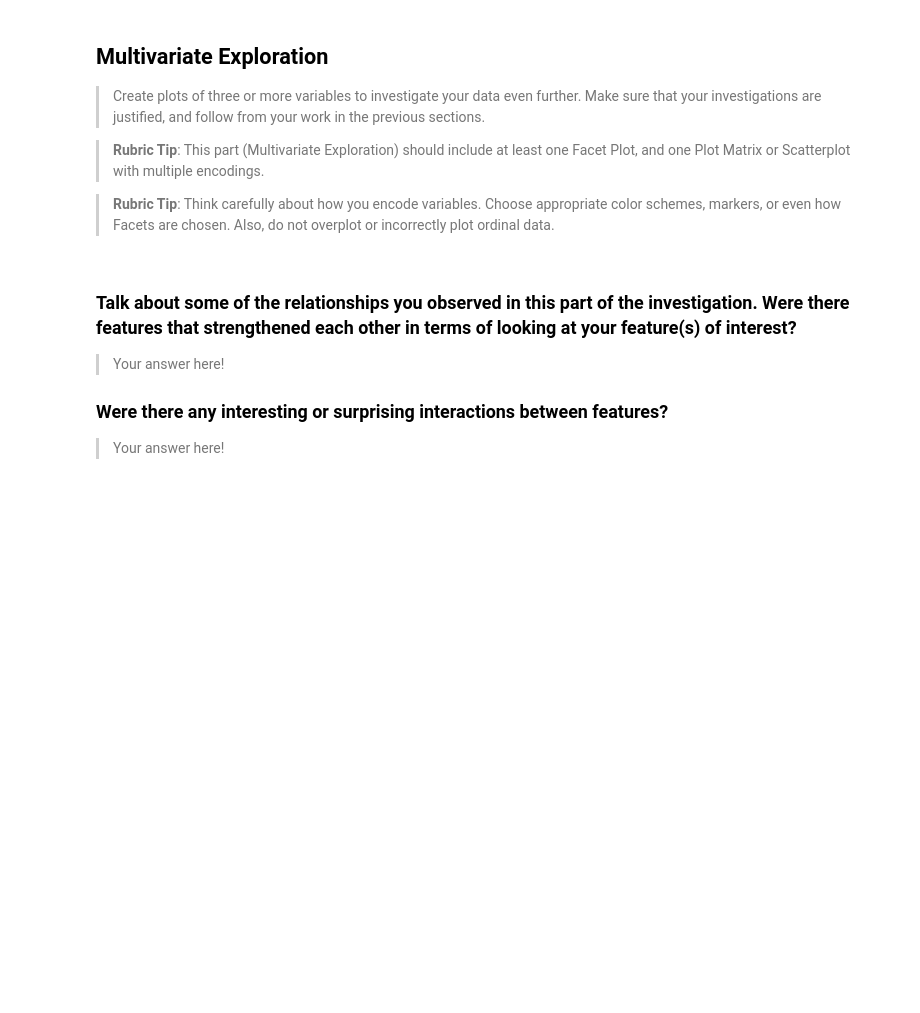
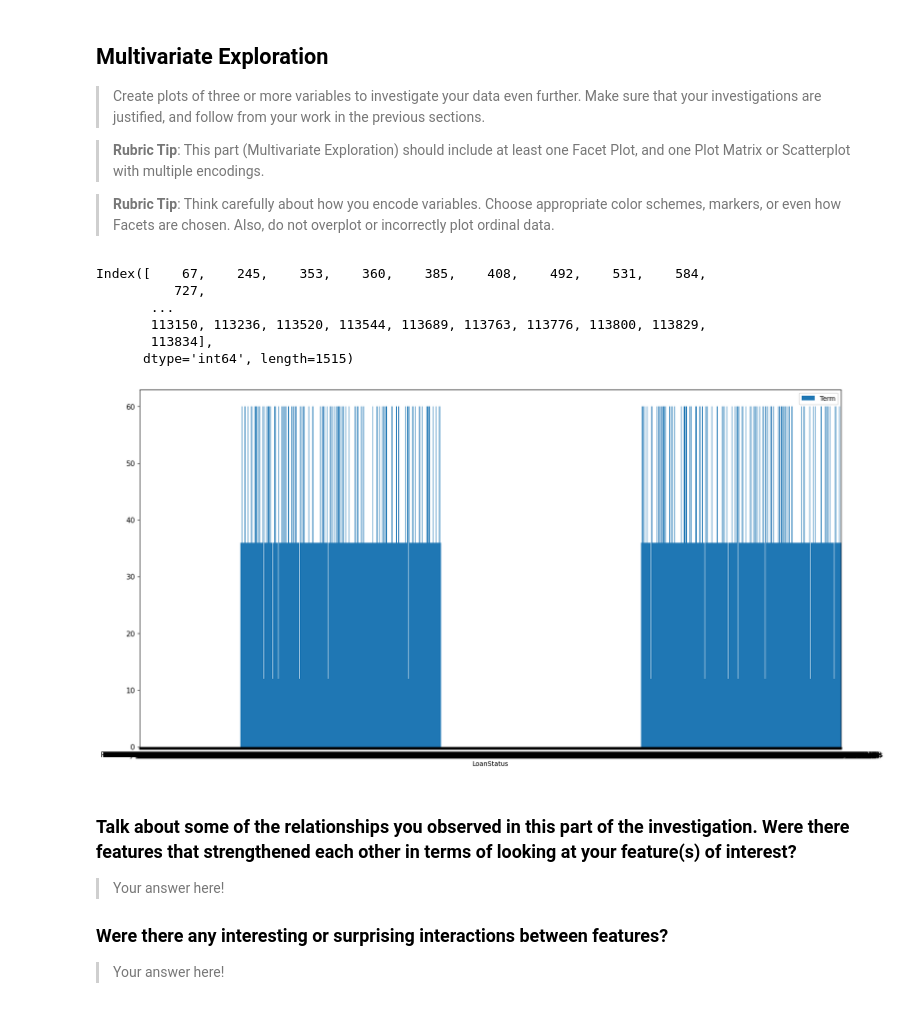
Before and after one commit to jwGitHub9860/Communicate_Data_Findings, a Jupyter notebook: Part_I_exploration_template.ipynb, the cells around one changed output. Drawn from its saved outputs; the diff is of its cells as text; code cells hidden in the pictures; blank space fills up the shorter version.

```diff
--- a/Part_I_exploration_template.ipynb
+++ b/Part_I_exploration_template.ipynb
@@ -492,6 +524,64 @@ plt.title('Lowest Delinquent Amounts of Loan Status Types', fontsize=30) # Must
 
 
 # -------------------- REMOVE THIS LINE LATER (NEEDS FIXING boxes not showing)
+# %%
+# Code for creating Clustered Bar Chart with ALL Loan Status Types & ALL Loan Terms
+# creates dataframe with Delinquent Amounts less than or equal to 929
+df_credit_scores_and_low_delinquent_amounts = df_prosper_loan_data[df_prosper_loan_data[["LoanStatus", "Term"]]]
+
+# creates & displays Clustered Bar Chart
+#df_prosper_loan_data.plot(x='LoanStatus', y='Term', kind='bar', figsize=(19.5,10), rot=0, fontsize=11) # ("rot=0" ensures x-axis labels are horizontal, so ALL Labels can be read)
+df_prosper_loan_data.plot.bar(x='LoanStatus', y='Term', figsize=(19.5,10), rot=0, fontsize=11) # ("rot=0" ensures x-axis labels are horizontal, so ALL Labels can be read)
+
+# adds x-axis label to Clustered Bar Chart
+plt.xlabel('Loan Status Types', fontsize=23) # Must Be SEPARATE From AND BELOW Code For Scatterplot to SPECIFY X-LABEL SIZE
+
+# adds y-axis label to Clustered Bar Chart
+plt.ylabel('Loan Terms', fontsize=23) # Must Be SEPARATE From AND BELOW Code For Scatterplot to SPECIFY Y-LABEL SIZE
+
+# adds title to Clustered Bar Chart
+plt.title('Loan Terms of Loan Status Types', fontsize=30) # Must Be SEPARATE From AND BELOW Code For Scatterplot to SPECIFY TITLE SIZE
+
+
+
+
+
+
+
+#print(df_prosper_loan_data["LoanStatus"])
+#print(df_prosper_loan_data["Term"])
+#print(df_prosper_loan_data[["LoanStatus", "Term"]])
+
+
+
+
+
+
+# THIS WILL BE USED TO MAKE A NEW PLOT
+# Code for creating Scatterplot AND Box Plot with Lowest Delinquent Amounts of ALL Credit Scores
+
+
+# creates & displays Scatterplot
+#df_credit_scores_and_low_delinquent_amounts.plot(x='CreditScore', y='AmountDelinquent', kind='scatter', figsize=(19.5,10), rot=0, fontsize=15) # ("rot=0" ensures x-axis labels are horizontal, so ALL Labels can be read)
+
+# adds x-axis label to Scatterplot
+#plt.xlabel('Credit Scores', fontsize=23) # Must Be SEPARATE From AND BELOW Code For Scatterplot to SPECIFY X-LABEL SIZE
+
+# adds y-axis label to Scatterplot
+#plt.ylabel('Delinquent Amounts', fontsize=23) # Must Be SEPARATE From AND BELOW Code For Scatterplot to SPECIFY Y-LABEL SIZE
+
+# adds title to Scatterplot
+#plt.title('Lowest Delinquent Amounts of Credit Scores', fontsize=30) # Must Be SEPARATE From AND BELOW Code For Scatterplot to SPECIFY TITLE SIZE
+
+# -------------------- REMOVE THIS LINE LATER (code above is GOOD ^) NOT
+# %% [output]
+Index([    67,    245,    353,    360,    385,    408,    492,    531,    584,
+          727,
+       ...
+       113150, 113236, 113520, 113544, 113689, 113763, 113776, 113800, 113829,
+       113834],
+      dtype='int64', length=1515)
+[figure, added]
 # %% [markdown]
 ### Talk about some of the relationships you observed in this part of the investigation. Were there features that strengthened each other in terms of looking at your feature(s) of interest?
 
```
Also changed, not shown: parts of 5 cells of this notebook.
